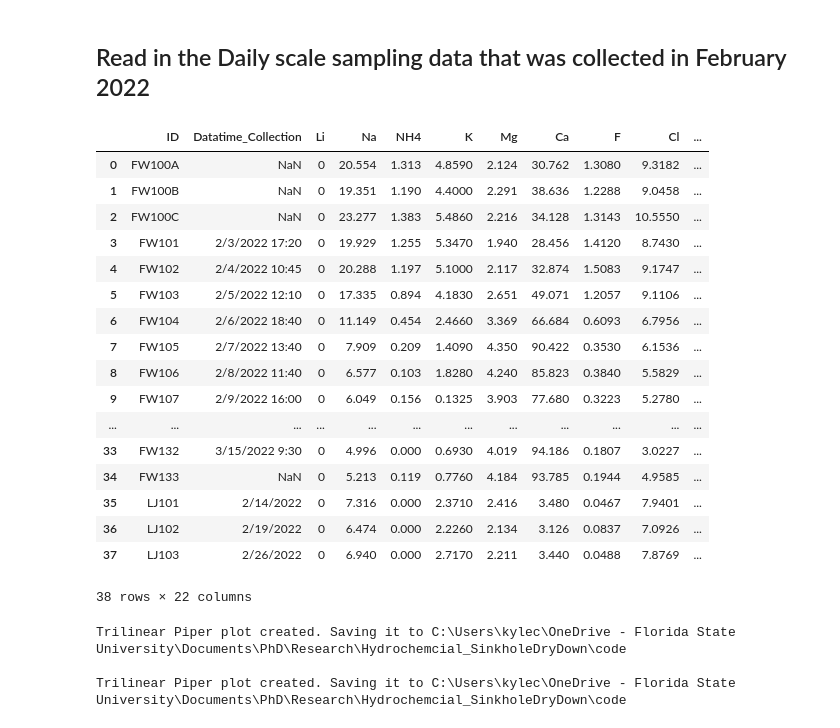
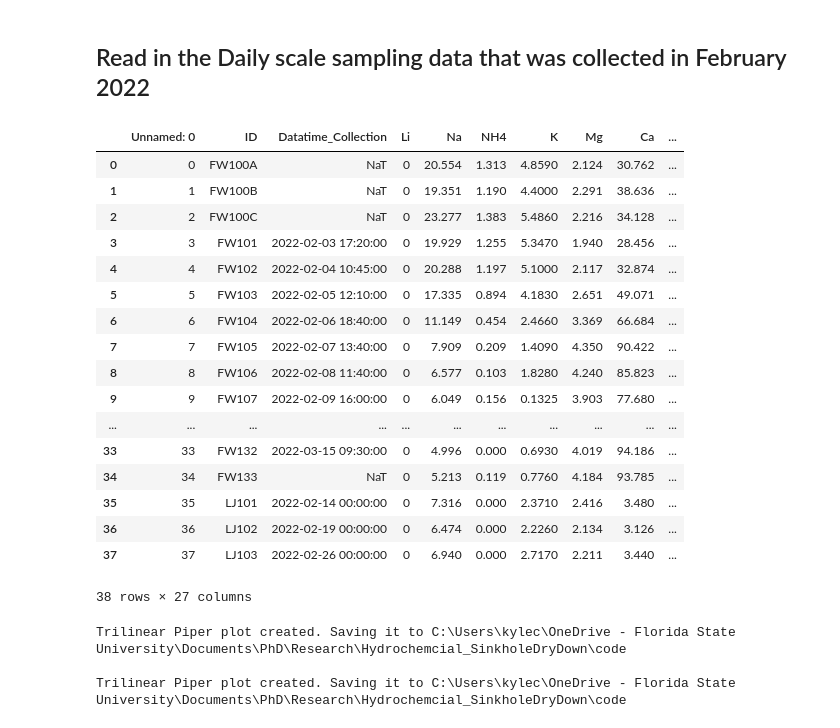
Before and after one commit to kylecompare/Hydrochemcial_SinkholeDryDown, a Jupyter notebook: code/01_WaterQuality.ipynb, the cells around one changed output. Saved outputs shown, nothing was run; the diff lists cells and outputs as text; code cells hidden in the pictures.

```diff
--- a/code/01_WaterQuality.ipynb
+++ b/code/01_WaterQuality.ipynb
@@ -239,25 +710,25 @@ Gaillardet plot created. Saving it to C:\Users\kylec\OneDrive - Florida State Un
 # %% [markdown]
 ## Read in the Daily scale sampling data that was collected in February 2022
 # %%
-###Daily Scale
-FWD = pd.read_csv('../data/FSUWell_FebMar_WQ.csv', parse_dates=['Datatime_Collection'])
+##Daily Scale
+FWD = pd.read_csv('../data/processed/FSUWell_FebMar_WQ.csv', parse_dates=['Datatime_Collection'])
 FWD
 # %% [output]
-|  | ID | Datatime_Collection | Li | Na | NH4 | K | Mg | Ca | F | Cl | ... |
-| 0 | FW100A | NaN | 0 | 20.554 | 1.313 | 4.8590 | 2.124 | 30.762 | 1.3080 | 9.3182 | ... |
-| 1 | FW100B | NaN | 0 | 19.351 | 1.190 | 4.4000 | 2.291 | 38.636 | 1.2288 | 9.0458 | ... |
-| 2 | FW100C | NaN | 0 | 23.277 | 1.383 | 5.4860 | 2.216 | 34.128 | 1.3143 | 10.5550 | ... |
-| 3 | FW101 | 2/3/2022 17:20 | 0 | 19.929 | 1.255 | 5.3470 | 1.940 | 28.456 | 1.4120 | 8.7430 | ... |
-| 4 | FW102 | 2/4/2022 10:45 | 0 | 20.288 | 1.197 | 5.1000 | 2.117 | 32.874 | 1.5083 | 9.1747 | ... |
-| 5 | FW103 | 2/5/2022 12:10 | 0 | 17.335 | 0.894 | 4.1830 | 2.651 | 49.071 | 1.2057 | 9.1106 | ... |
-| 6 | FW104 | 2/6/2022 18:40 | 0 | 11.149 | 0.454 | 2.4660 | 3.369 | 66.684 | 0.6093 | 6.7956 | ... |
-| 7 | FW105 | 2/7/2022 13:40 | 0 | 7.909 | 0.209 | 1.4090 | 4.350 | 90.422 | 0.3530 | 6.1536 | ... |
-| 8 | FW106 | 2/8/2022 11:40 | 0 | 6.577 | 0.103 | 1.8280 | 4.240 | 85.823 | 0.3840 | 5.5829 | ... |
-| 9 | FW107 | 2/9/2022 16:00 | 0 | 6.049 | 0.156 | 0.1325 | 3.903 | 77.680 | 0.3223 | 5.2780 | ... |
-| ... | ... | ... | ... | ... | ... | ... | ... | ... | ... | ... | ... |
-| 33 | FW132 | 3/15/2022 9:30 | 0 | 4.996 | 0.000 | 0.6930 | 4.019 | 94.186 | 0.1807 | 3.0227 | ... |
-| 34 | FW133 | NaN | 0 | 5.213 | 0.119 | 0.7760 | 4.184 | 93.785 | 0.1944 | 4.9585 | ... |
-| 35 | LJ101 | 2/14/2022 | 0 | 7.316 | 0.000 | 2.3710 | 2.416 | 3.480 | 0.0467 | 7.9401 | ... |
-| 36 | LJ102 | 2/19/2022 | 0 | 6.474 | 0.000 | 2.2260 | 2.134 | 3.126 | 0.0837 | 7.0926 | ... |
-| 37 | LJ103 | 2/26/2022 | 0 | 6.940 | 0.000 | 2.7170 | 2.211 | 3.440 | 0.0488 | 7.8769 | ... |
+|  | Unnamed: 0 | ID | Datatime_Collection | Li | Na | NH4 | K | Mg | Ca | ... |
+| 0 | 0 | FW100A | NaT | 0 | 20.554 | 1.313 | 4.8590 | 2.124 | 30.762 | ... |
+| 1 | 1 | FW100B | NaT | 0 | 19.351 | 1.190 | 4.4000 | 2.291 | 38.636 | ... |
+| 2 | 2 | FW100C | NaT | 0 | 23.277 | 1.383 | 5.4860 | 2.216 | 34.128 | ... |
+| 3 | 3 | FW101 | 2022-02-03 17:20:00 | 0 | 19.929 | 1.255 | 5.3470 | 1.940 | 28.456 | ... |
+| 4 | 4 | FW102 | 2022-02-04 10:45:00 | 0 | 20.288 | 1.197 | 5.1000 | 2.117 | 32.874 | ... |
+| 5 | 5 | FW103 | 2022-02-05 12:10:00 | 0 | 17.335 | 0.894 | 4.1830 | 2.651 | 49.071 | ... |
+| 6 | 6 | FW104 | 2022-02-06 18:40:00 | 0 | 11.149 | 0.454 | 2.4660 | 3.369 | 66.684 | ... |
+| 7 | 7 | FW105 | 2022-02-07 13:40:00 | 0 | 7.909 | 0.209 | 1.4090 | 4.350 | 90.422 | ... |
+| 8 | 8 | FW106 | 2022-02-08 11:40:00 | 0 | 6.577 | 0.103 | 1.8280 | 4.240 | 85.823 | ... |
+| 9 | 9 | FW107 | 2022-02-09 16:00:00 | 0 | 6.049 | 0.156 | 0.1325 | 3.903 | 77.680 | ... |
+| ... | ... | ... | ... | ... | ... | ... | ... | ... | ... | ... |
+| 33 | 33 | FW132 | 2022-03-15 09:30:00 | 0 | 4.996 | 0.000 | 0.6930 | 4.019 | 94.186 | ... |
+| 34 | 34 | FW133 | NaT | 0 | 5.213 | 0.119 | 0.7760 | 4.184 | 93.785 | ... |
+| 35 | 35 | LJ101 | 2022-02-14 00:00:00 | 0 | 7.316 | 0.000 | 2.3710 | 2.416 | 3.480 | ... |
+| 36 | 36 | LJ102 | 2022-02-19 00:00:00 | 0 | 6.474 | 0.000 | 2.2260 | 2.134 | 3.126 | ... |
+| 37 | 37 | LJ103 | 2022-02-26 00:00:00 | 0 | 6.940 | 0.000 | 2.7170 | 2.211 | 3.440 | ... |
-38 rows × 22 columns
+38 rows × 27 columns
```
Also changed, not shown: parts of 49 cells of this notebook, 9 other files.
